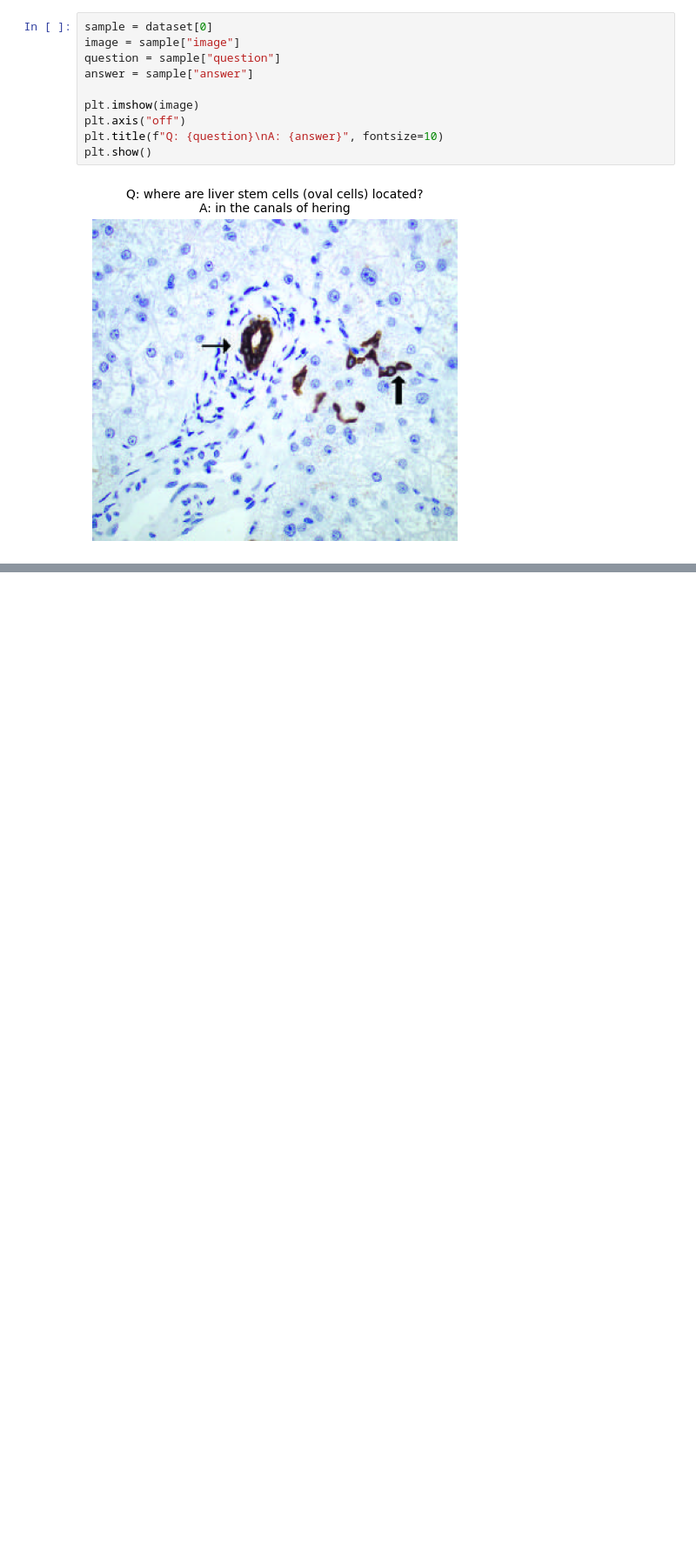
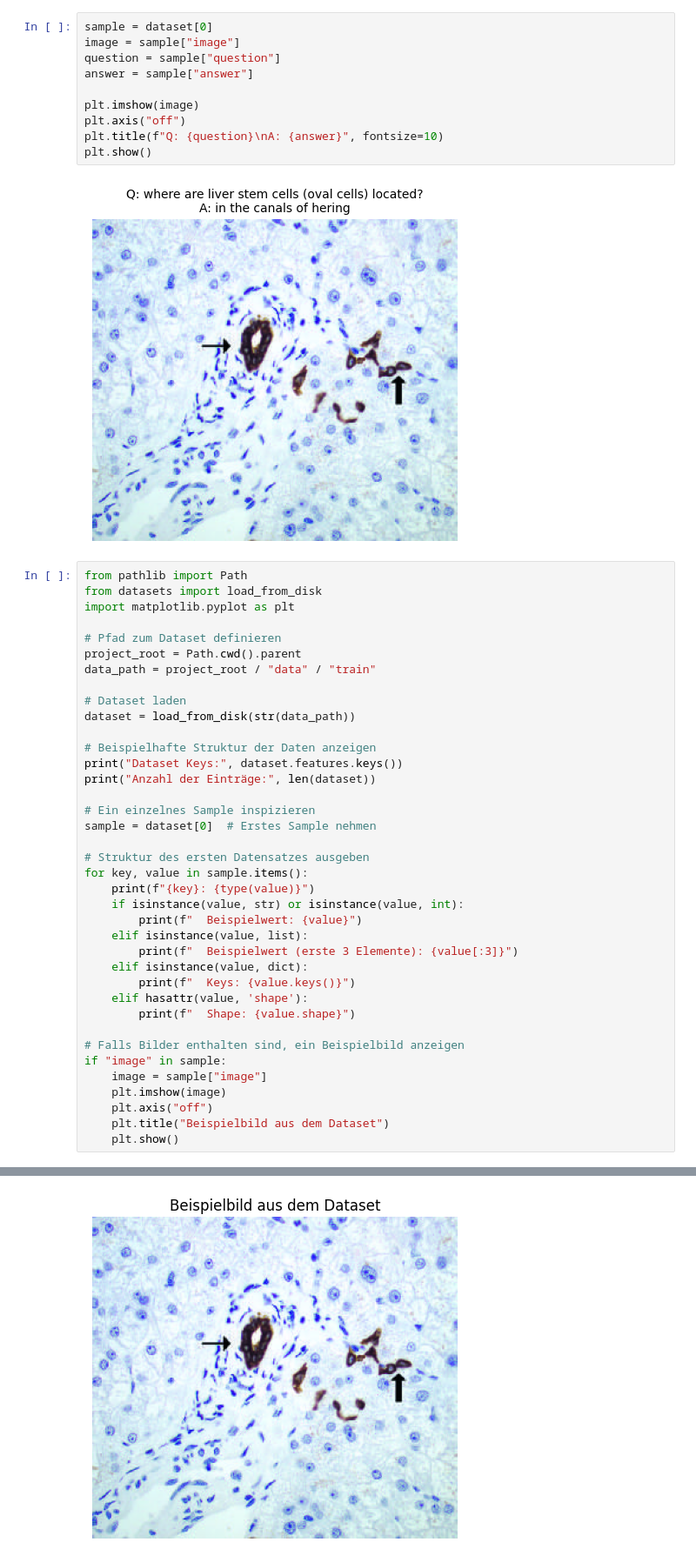
Before and after one commit to LukaSokc/Bachelor_Arbeit_VQA, a Jupyter notebook: notebooks/eda.ipynb, the cells around one changed output, grey strips where cells are left out. Shown at 87% size. Saved outputs shown, nothing was run; the diff lists cells and outputs as text; blank space fills up the shorter version.

```diff
--- a/notebooks/eda.ipynb
+++ b/notebooks/eda.ipynb
@@ -23,3 +23,42 @@ plt.title(f"Q: {question}\nA: {answer}", fontsize=10)
 plt.show()
 # %% [output]
 [figure]
+# %%
+from pathlib import Path
+from datasets import load_from_disk
+import matplotlib.pyplot as plt
+
+# Pfad zum Dataset definieren
+project_root = Path.cwd().parent
+data_path = project_root / "data" / "train"
+
+# Dataset laden
+dataset = load_from_disk(str(data_path))
+
+# Beispielhafte Struktur der Daten anzeigen
+print("Dataset Keys:", dataset.features.keys())
+print("Anzahl der Einträge:", len(dataset))
+
+# Ein einzelnes Sample inspizieren
+sample = dataset[0]  # Erstes Sample nehmen
+
+# Struktur des ersten Datensatzes ausgeben
+for key, value in sample.items():
+    print(f"{key}: {type(value)}")
+    if isinstance(value, str) or isinstance(value, int):
+        print(f"  Beispielwert: {value}")
+    elif isinstance(value, list):
+        print(f"  Beispielwert (erste 3 Elemente): {value[:3]}")
+    elif isinstance(value, dict):
+        print(f"  Keys: {value.keys()}")
+    elif hasattr(value, 'shape'):
+        print(f"  Shape: {value.shape}")
+
+# Falls Bilder enthalten sind, ein Beispielbild anzeigen
+if "image" in sample:
+    image = sample["image"]
+    plt.imshow(image)
+    plt.axis("off")
+    plt.title("Beispielbild aus dem Dataset")
+    plt.show()
+# %% [output]
@@ -25,0 +72 @@ plt.show()
+[figure, added]
```
Also changed, not shown: parts of 1 cell of this notebook, 17 other files.
